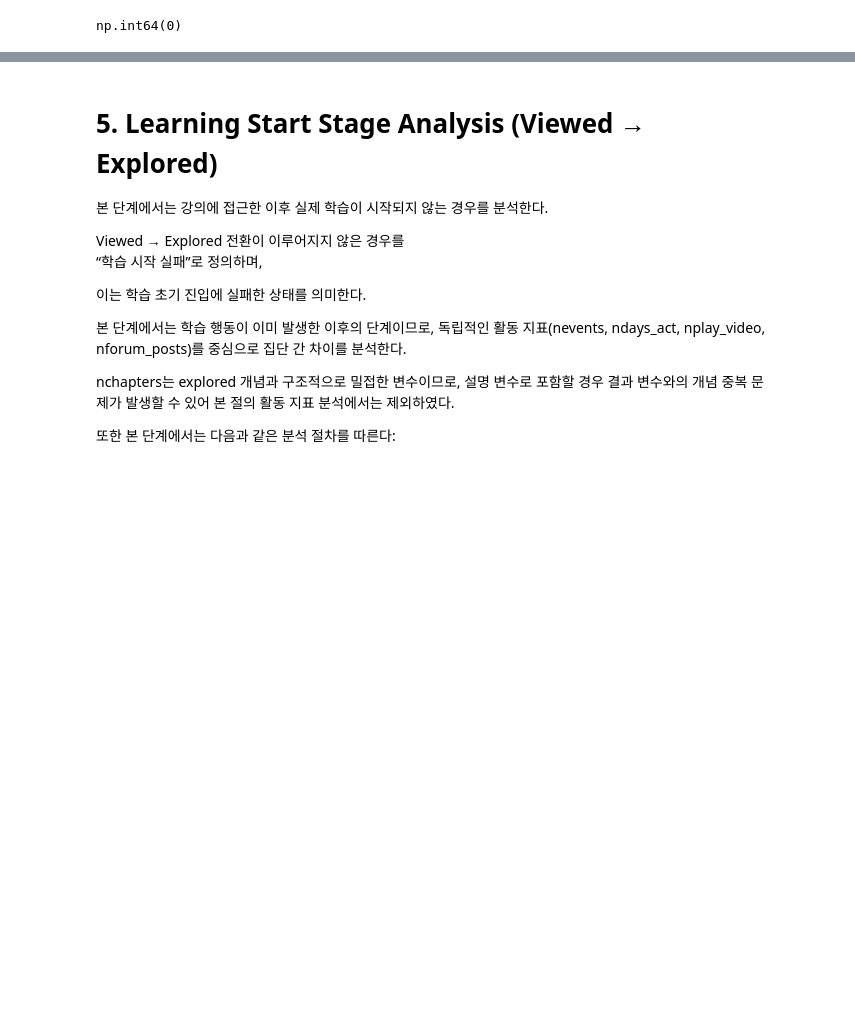
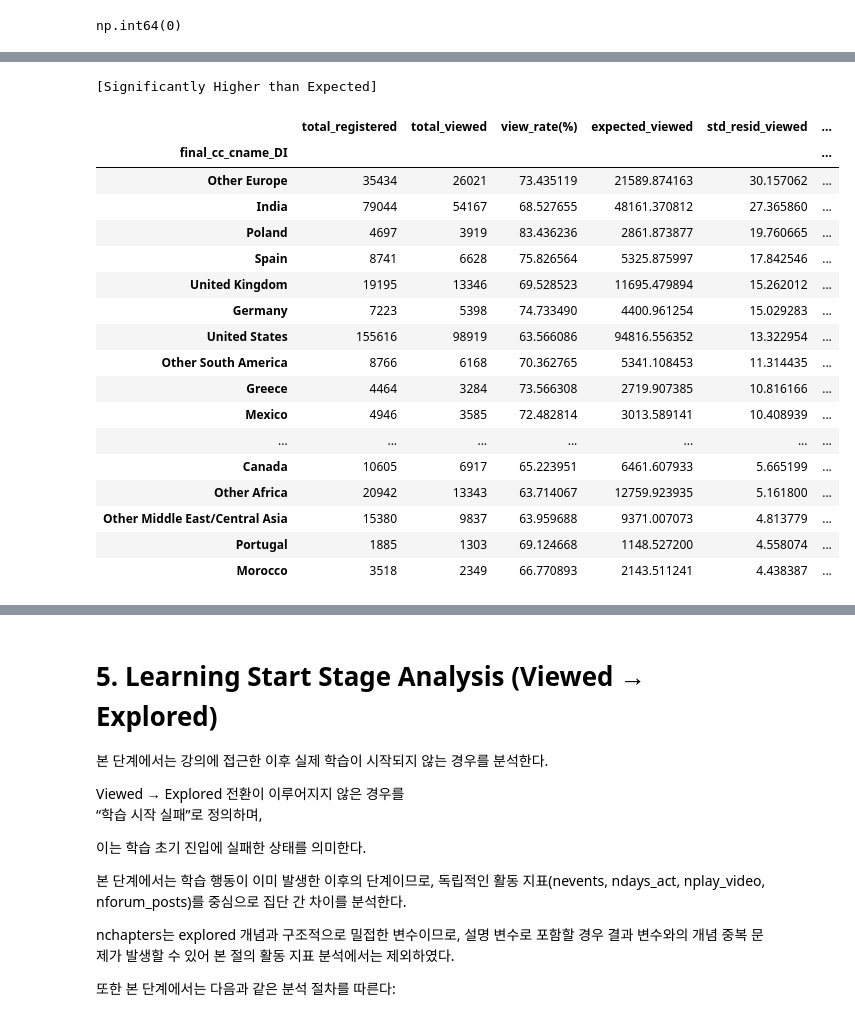
Before and after one commit to Ojirokim/data-analysis-practical-project, a Jupyter notebook: 김규열/퍼널_임계값분석.ipynb, the cells around one changed output, grey strips where cells are left out. Saved outputs shown, nothing was run; the diff lists cells and outputs as text; code cells hidden in the pictures; blank space fills up the shorter version.

```diff
--- a/김규열/퍼널_임계값분석.ipynb
+++ b/김규열/퍼널_임계값분석.ipynb
@@ -368,0 +398,25 @@ Access Stage에서는 대부분의 인구통계 변수들이
+# %%
+# Expected frequency
+expected_df = pd.DataFrame(
+    expected,
+    index=ct.index,
+    columns=ct.columns
+)
+
+# Standardized residuals
+std_resid = (ct - expected_df) / np.sqrt(expected_df)
+
+# Cell contribution
+cell_contrib = (ct - expected_df) ** 2 / expected_df
+
+# Summary (view=1 기준)
+summary = pd.DataFrame({
+    "total_registered": ct.sum(axis=1),
+    "total_viewed": ct[1],
+    "view_rate(%)": ct[1] / ct.sum(axis=1) * 100,
+    "expected_viewed": expected_df[1],
+    "std_resid_viewed": std_resid[1],
+    "chi_contrib_viewed": cell_contrib[1],
+})
+
+summary = summary.sort_values("std_resid_viewed", ascending=False)
@@ -368,0 +459,27 @@ Access Stage에서는 대부분의 인구통계 변수들이
+# %%
+# 기준 필터 (해석용)
+over = summary[summary["std_resid_viewed"] > 2]
+under = summary[summary["std_resid_viewed"] < -2]
+
+print("\n[Significantly Higher than Expected]")
+display(over)
+# %% [output]
+[Significantly Higher than Expected]
+|  | total_registered | total_viewed | view_rate(%) | expected_viewed | std_resid_viewed | ... |
+| final_cc_cname_DI |  |  |  |  |  | ... |
+| Other Europe | 35434 | 26021 | 73.435119 | 21589.874163 | 30.157062 | ... |
+| India | 79044 | 54167 | 68.527655 | 48161.370812 | 27.365860 | ... |
+| Poland | 4697 | 3919 | 83.436236 | 2861.873877 | 19.760665 | ... |
+| Spain | 8741 | 6628 | 75.826564 | 5325.875997 | 17.842546 | ... |
+| United Kingdom | 19195 | 13346 | 69.528523 | 11695.479894 | 15.262012 | ... |
+| Germany | 7223 | 5398 | 74.733490 | 4400.961254 | 15.029283 | ... |
+| United States | 155616 | 98919 | 63.566086 | 94816.556352 | 13.322954 | ... |
+| Other South America | 8766 | 6168 | 70.362765 | 5341.108453 | 11.314435 | ... |
+| Greece | 4464 | 3284 | 73.566308 | 2719.907385 | 10.816166 | ... |
+| Mexico | 4946 | 3585 | 72.482814 | 3013.589141 | 10.408939 | ... |
+| ... | ... | ... | ... | ... | ... | ... |
+| Canada | 10605 | 6917 | 65.223951 | 6461.607933 | 5.665199 | ... |
+| Other Africa | 20942 | 13343 | 63.714067 | 12759.923935 | 5.161800 | ... |
+| Other Middle East/Central Asia | 15380 | 9837 | 63.959688 | 9371.007073 | 4.813779 | ... |
+| Portugal | 1885 | 1303 | 69.124668 | 1148.527200 | 4.558074 | ... |
+| Morocco | 3518 | 2349 | 66.770893 | 2143.511241 | 4.438387 | ... |
```
Also changed, not shown: parts of 24 cells of this notebook.
